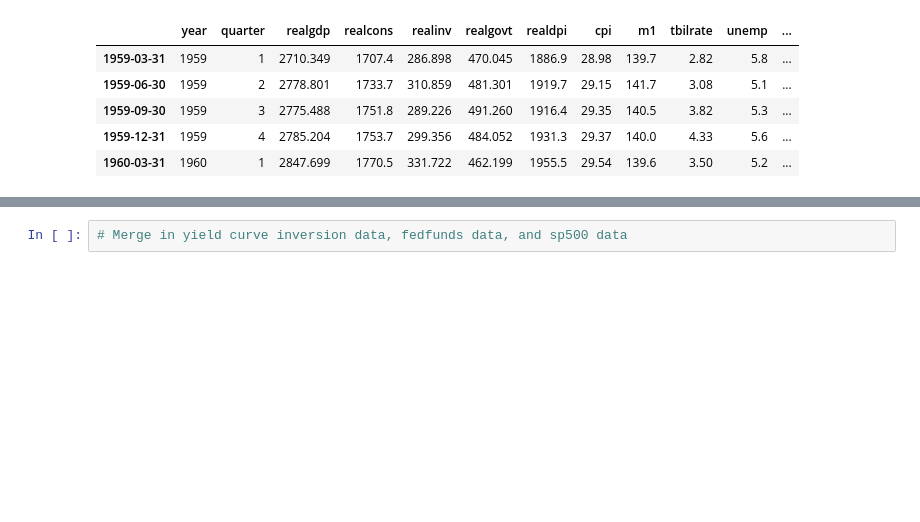
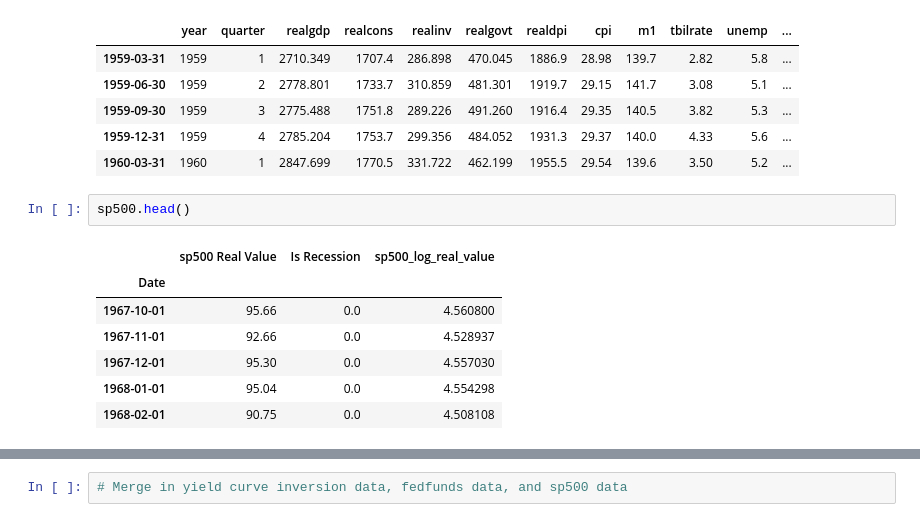
Before and after one commit to mattg12/Macro-Research, a Jupyter notebook: notebooks/Yield_Curve_Inversions.ipynb, the cells around one changed output, grey strips where cells are left out. Drawn from its saved outputs; the diff is of its cells as text; blank space fills up the shorter version.

```diff
--- a/notebooks/Yield_Curve_Inversions.ipynb
+++ b/notebooks/Yield_Curve_Inversions.ipynb
@@ -184,3 +184,13 @@ macro.head()
 | 1959-09-30 | 1959 | 3 | 2775.488 | 1751.8 | 289.226 | 491.260 | 1916.4 | 29.35 | 140.5 | 3.82 | 5.3 | ... |
 | 1959-12-31 | 1959 | 4 | 2785.204 | 1753.7 | 299.356 | 484.052 | 1931.3 | 29.37 | 140.0 | 4.33 | 5.6 | ... |
 | 1960-03-31 | 1960 | 1 | 2847.699 | 1770.5 | 331.722 | 462.199 | 1955.5 | 29.54 | 139.6 | 3.50 | 5.2 | ... |
+# %%
+sp500.head()
+# %% [output]
+|  | sp500 Real Value | Is Recession | sp500_log_real_value |
+| Date |  |  |  |
+| 1967-10-01 | 95.66 | 0.0 | 4.560800 |
+| 1967-11-01 | 92.66 | 0.0 | 4.528937 |
+| 1967-12-01 | 95.30 | 0.0 | 4.557030 |
+| 1968-01-01 | 95.04 | 0.0 | 4.554298 |
+| 1968-02-01 | 90.75 | 0.0 | 4.508108 |
```
Also changed, not shown: parts of 3 cells of this notebook.
